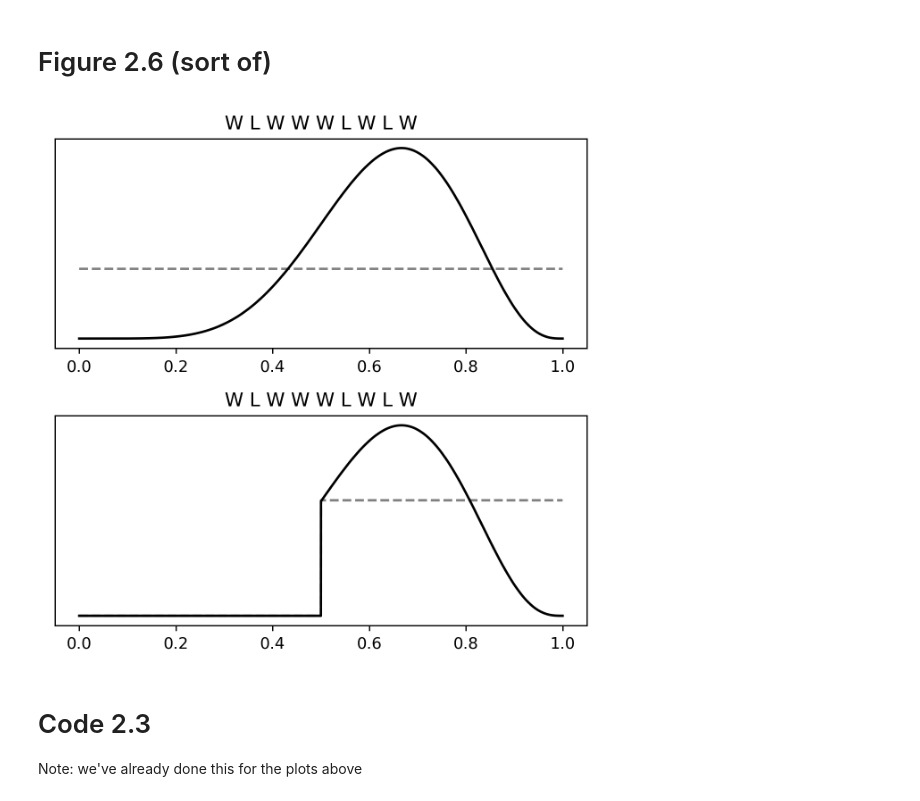
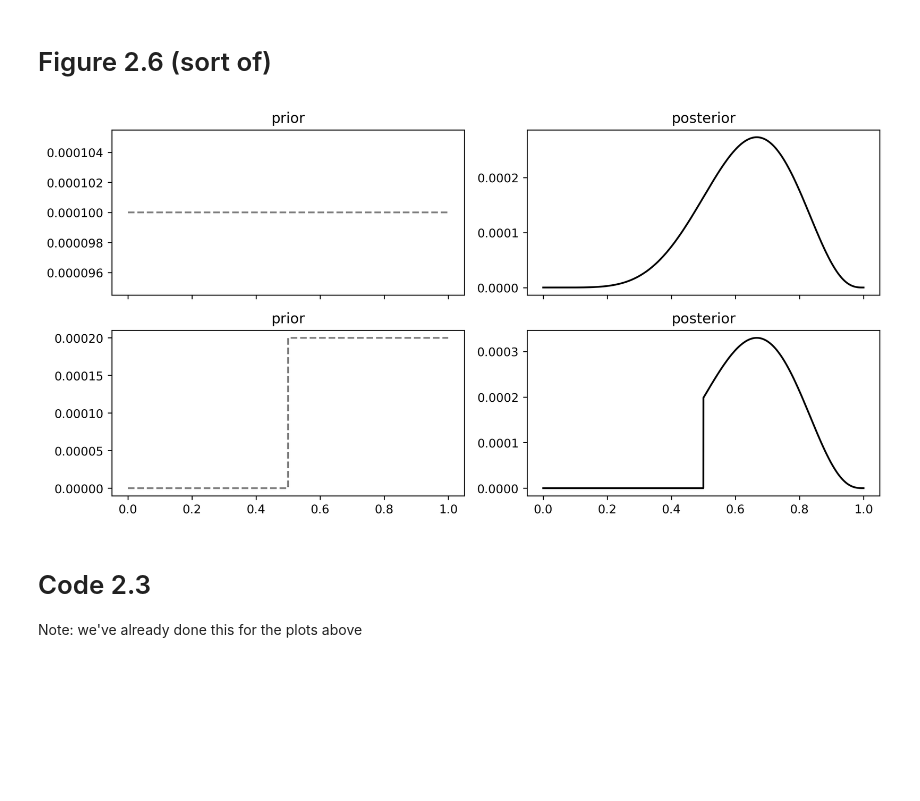
Before and after one commit to elanmart/rethinking-2, a Jupyter notebook: 02-Large-and-Small-Worlds.ipynb, the cells around one changed output. Drawn from its saved outputs; the diff is of its cells as text; code cells hidden in the pictures; blank space fills up the shorter version.

```diff
--- a/02-Large-and-Small-Worlds.ipynb
+++ b/02-Large-and-Small-Worlds.ipynb
@@ -134,46 +120,48 @@ float(p)
 0.16406309604644775
 # %% [markdown]
 # Figure 2.6 (sort of)
+# %%
+tosses = "WLWWWLWLW"
+grid_size = 10000
+
+n = len(tosses)
+k = tosses.count("W")
+
+p_grid = jnp.linspace(0, 1, grid_size)
 # %%
-fig, (ax0, ax1) = plt.subplots(2, 1, figsize=(5, 5), dpi=256)
-
-n = len(sample)
-k = sample.count("W")
+fig, ((ax00, ax01), (ax10, ax11)) = plt.subplots(2, 2, figsize=(10, 5), dpi=256, sharex=True, sharey=False)
 
 binom = dist.Binomial(p=p_grid, n=n)
 likelihood = jnp.exp(binom.logpdf(k))
 
 # TOP
 prior = jnp.ones(grid_size) / grid_size
 posterior = likelihood * prior
 posterior /= posterior.sum()
-plot_prior_and_posterior(
-    x=p_grid,
-    prior=prior,
-    posterior=posterior,
-    sample=obs,
-    ax=ax0
-)
+
+ax00 = sns.lineplot(x=p_grid, y=prior, ax=ax00, color="black", alpha=0.5, linestyle="dashed")
+ax01 = sns.lineplot(x=p_grid, y=posterior, ax=ax01, color="black")
+ax00.set_title("prior")
+ax01.set_title("posterior")
 
 # BOTTOM
 prior = jnp.concatenate((
     jnp.zeros(grid_size // 2),
     jnp.ones(grid_size // 2)
 ))
 prior = prior / prior.sum()
 posterior = likelihood * prior
 posterior /= posterior.sum()
-plot_prior_and_posterior(
-    x=p_grid,
-    prior=prior,
-    posterior=posterior,
-    sample=obs,
-    ax=ax1
-)
 
+ax10 = sns.lineplot(x=p_grid, y=prior, ax=ax10, color="black", alpha=0.5, linestyle="dashed")
+ax11 = sns.lineplot(x=p_grid, y=posterior, ax=ax11, color="black")
+ax10.set_title("prior")
+ax11.set_title("posterior")
+
+# pyplot stuff
 plt.tight_layout()
 # %% [output]
-[figure, old version]
+[figure, new version]
 # %% [markdown]
 # Code 2.3
 
```
Also changed, not shown: parts of 19 cells of this notebook.
